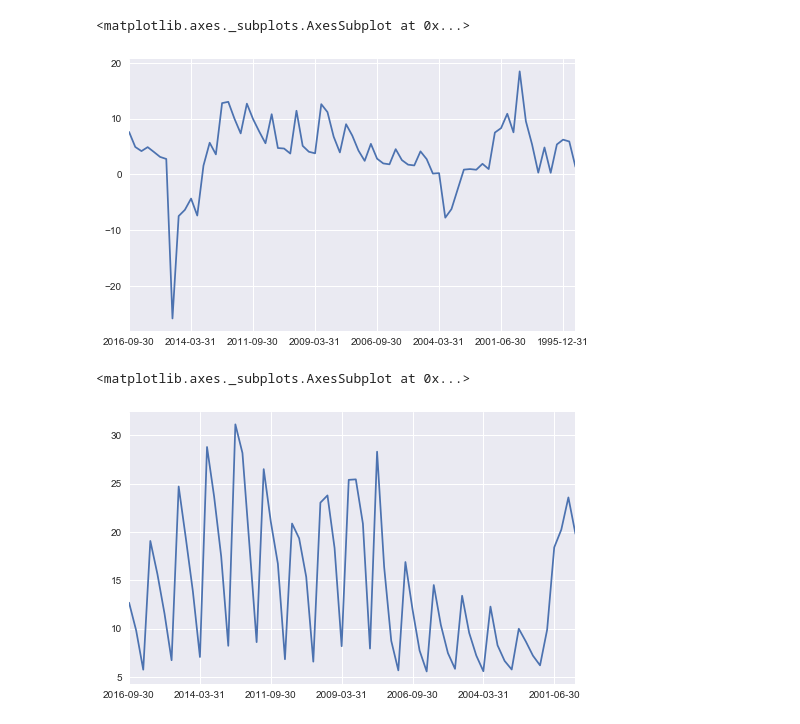
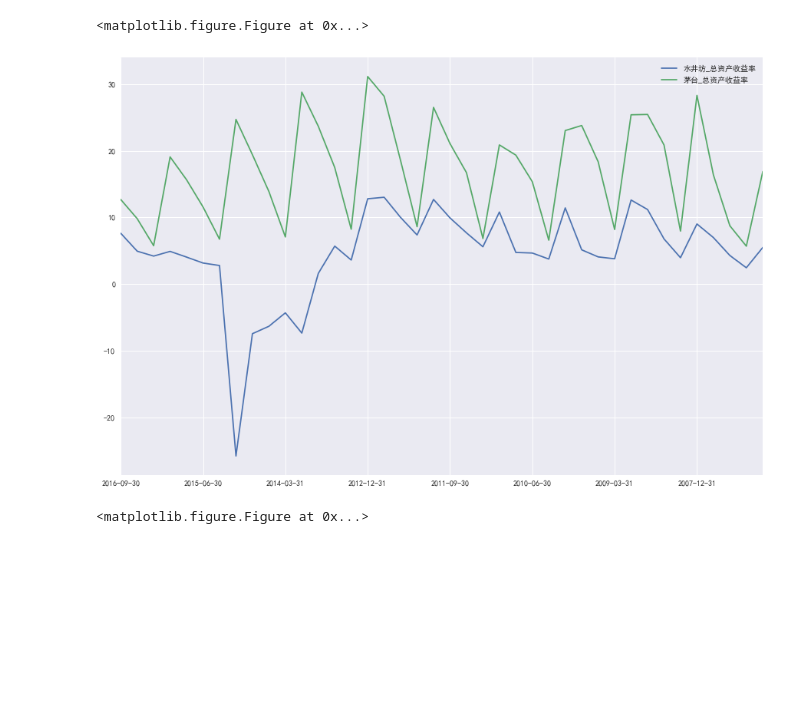
Before and after one commit to suuuch/stomirror, a Jupyter notebook: example.ipynb, the cells around one changed output. Cells and saved outputs as stored; diff of their text form; code cells hidden in the pictures; blank space fills up the shorter version.

```diff
--- a/example.ipynb
+++ b/example.ipynb
@@ -5,3 +0,0 @@ wy = WYData()
-# %%
-df  = wy.get_report_type('600779','ylnl')
-df_mt = wy.get_report_type('600519','ylnl')
@@ -14,12 +1,30 @@ import pandas as pd
-# %%
-df_mt = df_mt.convert_objects(convert_numeric=True)
-# %%
-df['zong_zi_chan_li_run_lv_(%)'].plot(figsize=(8,5))
-# %% [output]
-<matplotlib.axes._subplots.AxesSubplot at 0x...>
-[figure, removed]
-# %%
-df_mt['zong_zi_chan_li_run_lv_(%)'].plot(figsize=(8,5))
-# %% [output]
-<matplotlib.axes._subplots.AxesSubplot at 0x...>
-[figure, removed]
+# %%
+from From_WY.datafetch_163 import WYData
+import pandas as pd
+import numpy as np
+#pandas 入库参数
+from sqlalchemy import create_engine
+Engine=create_engine("postgresql://shaw:123456@127.0.0.1:5432/shawdb")
+# ipython 绘图参数
+%matplotlib inline
+import matplotlib.pyplot as plt
+from pylab import rcParams
+from itertools import cycle, islice
+plt.rcParams['figure.figsize'] = 15, 10
+plt.rcParams['font.sans-serif']=['SimHei'] #用来正常显示中文标签
+plt.rcParams['axes.unicode_minus']=False #用来正常显示负号
+# %%
+wy = WYData()
+df  = wy.get_report_type('600779','ylnl')
+df.index = df.index.rename('report_date')
+df['code']='600779'
+df = df.set_index([ 'code'], append=True).stack()
+df = pd.DataFrame(df,columns=['values'])
+df.to_sql('report_data_ylnl', Engine, if_exists='append', index =True )
+# %%
+df['zong_zi_chan_li_run_lv_(%)'].head(40).plot(label="水井坊_总资产收益率",legend=True)
+df_mt['zong_zi_chan_li_run_lv_(%)'].head(40).plot(legend=True,label="茅台_总资产收益率",)
+# %% [output]
+<matplotlib.figure.Figure at 0x...>
+[figure, added]
+<matplotlib.figure.Figure at 0x...>
```
Also changed, not shown: parts of 8 cells of this notebook, 1 other file.
